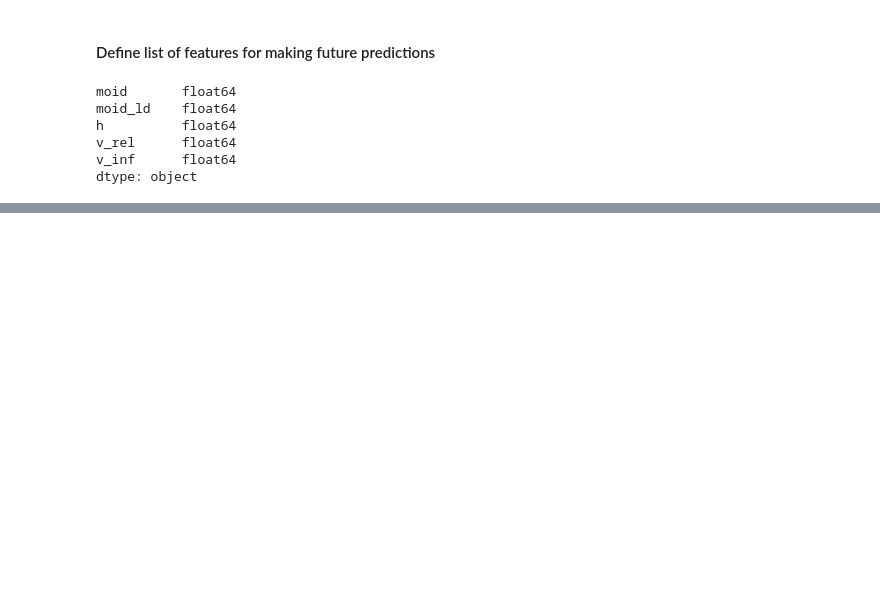
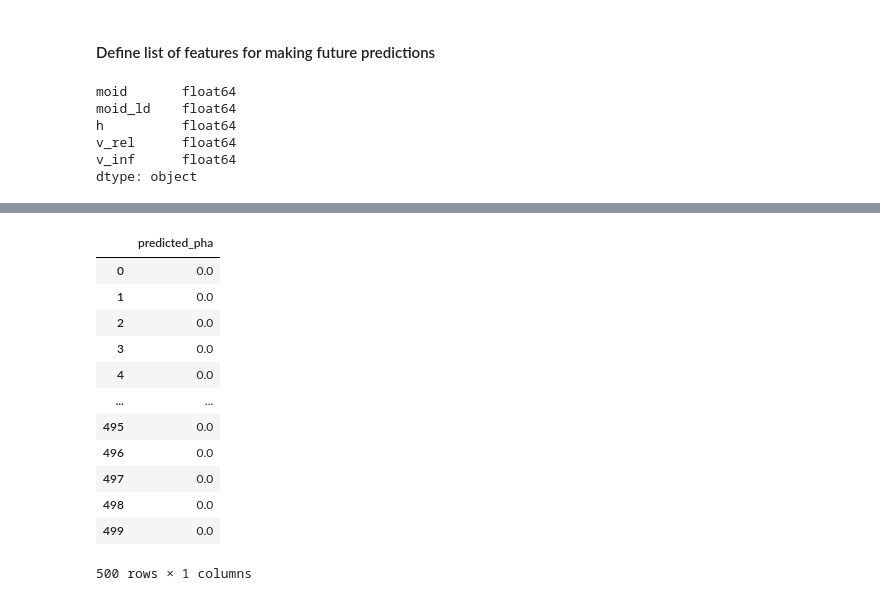
Before and after one commit to AleeAlette1/NEOs_Project, a Jupyter notebook: Machine_Learning/ipynb/FJ_ML_Future_Prediction.ipynb, the cells around one changed output, grey strips where cells are left out. Cells and saved outputs as stored; diff of their text form; code cells hidden in the pictures; blank space fills up the shorter version.

Commit message:
running predictions using NN_model

```diff
--- a/Machine_Learning/ipynb/FJ_ML_Future_Prediction.ipynb
+++ b/Machine_Learning/ipynb/FJ_ML_Future_Prediction.ipynb
@@ -85,4 +103,4 @@ X_predict_scaled = X_scaler.transform(X)
 forecast_model = tf.keras.models.load_model('NEOs_project_NN.h5')
 # %%
 # Evaluate the forecast model using the future data
-predictions = forecast_model.evaluate(feed_dict = {X_predict_scaled})
+predictions = forecast_model.predict(X)
@@ -89,9 +127,19 @@ predictions = forecast_model.evaluate(feed_dict = {X_predict_scaled})
 # %%
-# list of predictions
-predictions = []
-type(predictions)
+# making a data frame from predictions of future CAD and NEOs data
+prediction_df = pd.DataFrame(predictions, columns = ["predicted_pha"])
 # %%
-# iterate through mlcsv future dataframe to get model preduction for each asteroid close approach
-for row in output_df.iterrows():
-    prediction = get_classifier_prediction()
-    predictions.append(prediction)
+prediction_df
+# %% [output]
+|  | predicted_pha |
+| 0 | 0.0 |
+| 1 | 0.0 |
+| 2 | 0.0 |
+| 3 | 0.0 |
+| 4 | 0.0 |
+| ... | ... |
+| 495 | 0.0 |
+| 496 | 0.0 |
+| 497 | 0.0 |
+| 498 | 0.0 |
+| 499 | 0.0 |
+500 rows × 1 columns
```
Also changed, not shown: parts of 5 cells of this notebook, 2 other files.
